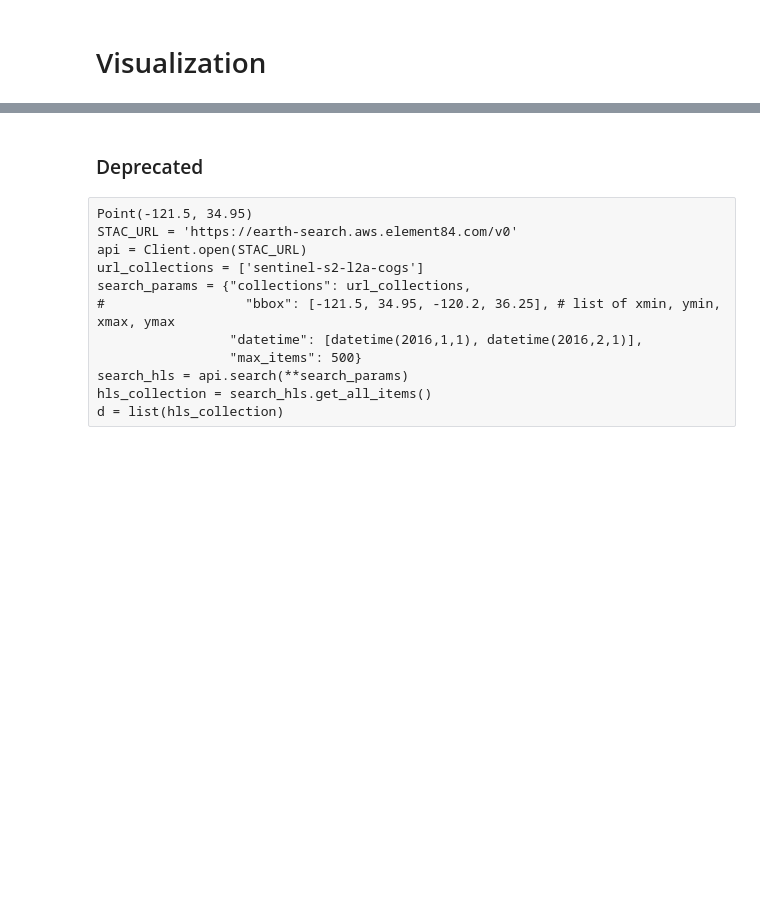
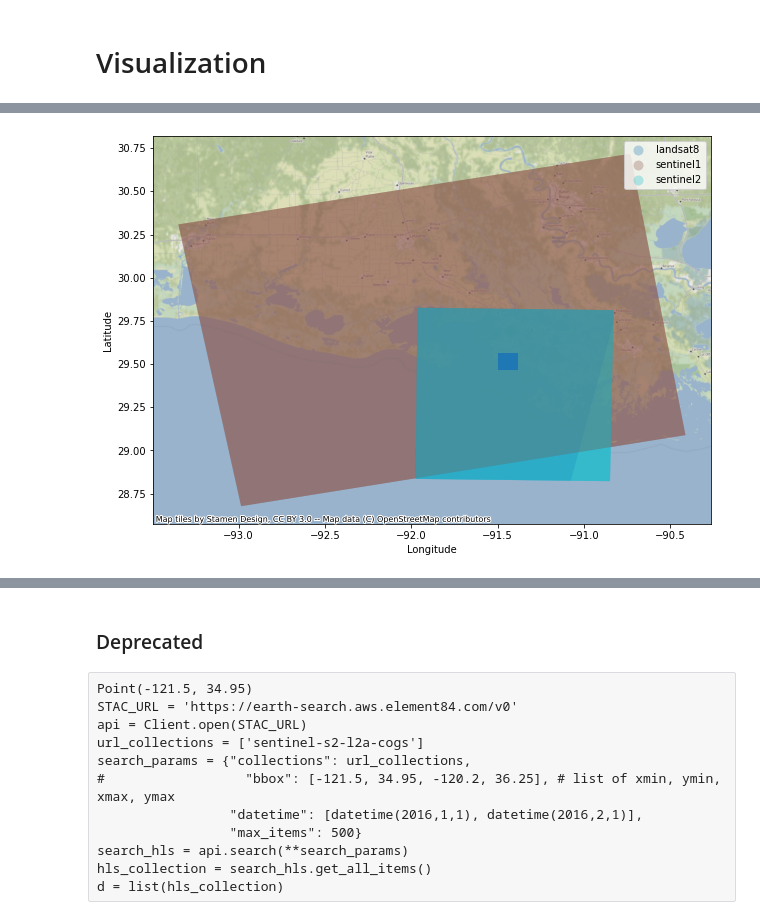
Before and after one commit to kvenkman/opera_coverage, a Jupyter notebook: notebooks/Coverage.ipynb, the cells around one changed output, grey strips where cells are left out. Saved outputs shown, nothing was run; the diff lists cells and outputs as text; code cells hidden in the pictures; blank space fills up the shorter version.

```diff
--- a/notebooks/Coverage.ipynb
+++ b/notebooks/Coverage.ipynb
@@ -221,0 +195,4 @@ find_overlap(df_dis.geometry)
+# %%
+visual(master2, waxlake_df)
+# %% [output]
+[figure, added]
```
Also changed, not shown: parts of 30 cells of this notebook, 5 other files.
